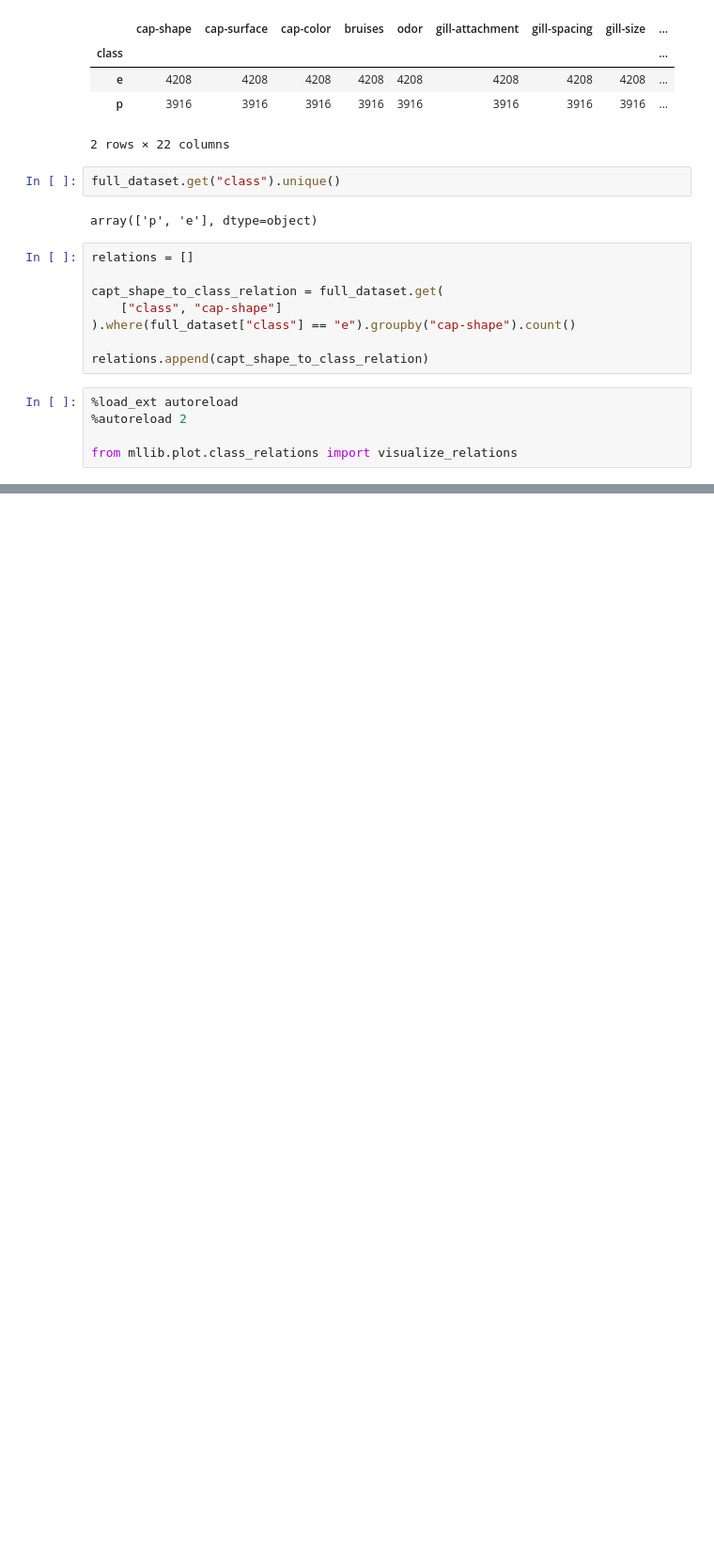
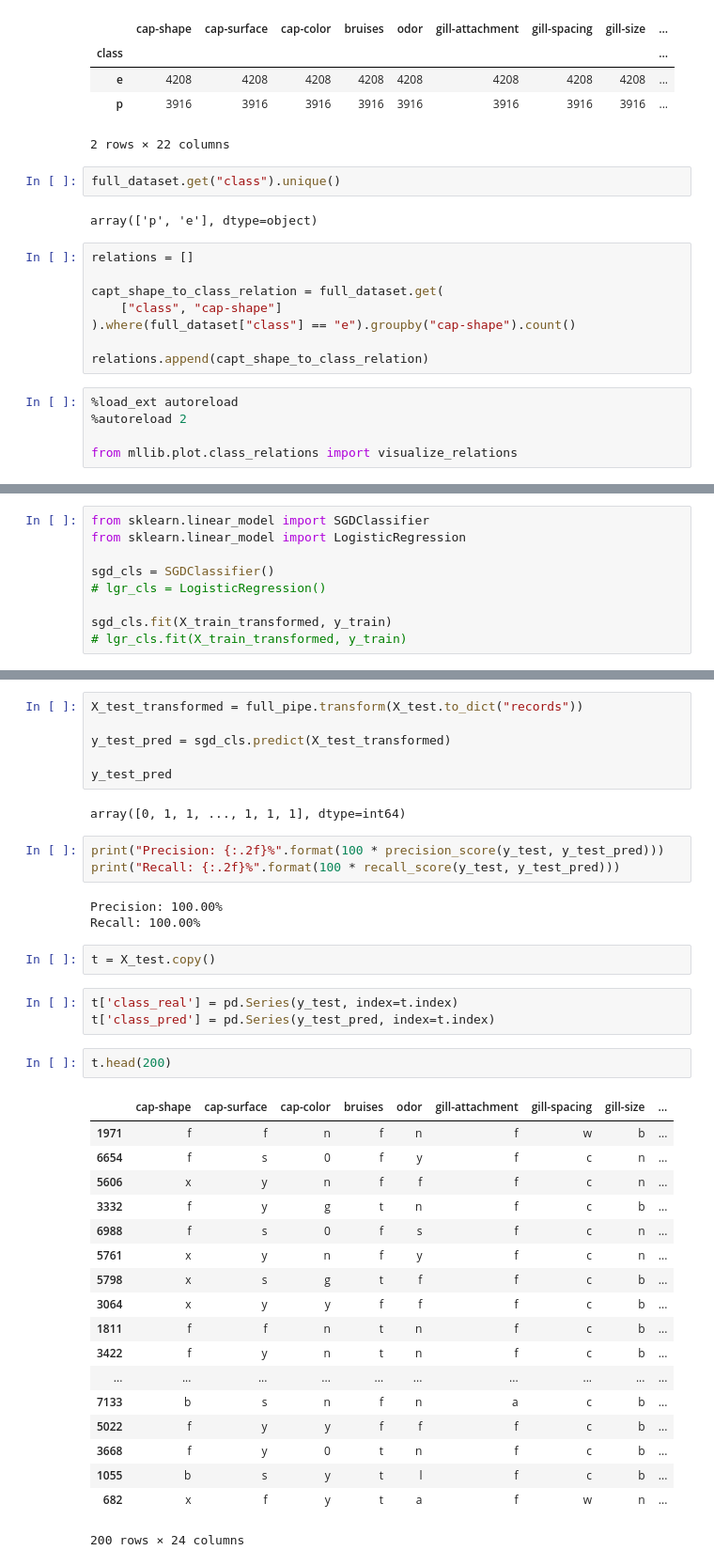
Before and after one commit to sabnak/ml_test, a Jupyter notebook: mushrooms.ipynb, the cells around one changed output, grey strips where cells are left out. Shown at 94% size. Drawn from its saved outputs; the diff is of its cells as text; blank space fills up the shorter version.

```diff
--- a/mushrooms.ipynb
+++ b/mushrooms.ipynb
@@ -51,0 +96,9 @@ visualize_relations(full_dataset, "class", colors=dict(e="g", p="r"))
+# %%
+from sklearn.linear_model import SGDClassifier
+from sklearn.linear_model import LogisticRegression
+
+sgd_cls = SGDClassifier()
+# lgr_cls = LogisticRegression()
+
+sgd_cls.fit(X_train_transformed, y_train)
+# lgr_cls.fit(X_train_transformed, y_train)
@@ -51,0 +121,40 @@ visualize_relations(full_dataset, "class", colors=dict(e="g", p="r"))
+# %%
+X_test_transformed = full_pipe.transform(X_test.to_dict("records"))
+
+y_test_pred = sgd_cls.predict(X_test_transformed)
+
+y_test_pred
+# %% [output]
+array([0, 1, 1, ..., 1, 1, 1], dtype=int64)
+# %%
+print("Precision: {:.2f}%".format(100 * precision_score(y_test, y_test_pred)))
+print("Recall: {:.2f}%".format(100 * recall_score(y_test, y_test_pred)))
+# %% [output]
+Precision: 100.00%
+Recall: 100.00%
+# %%
+t = X_test.copy()
+# %%
+t['class_real'] = pd.Series(y_test, index=t.index)
+t['class_pred'] = pd.Series(y_test_pred, index=t.index)
+# %%
+t.head(200)
+# %% [output]
+|  | cap-shape | cap-surface | cap-color | bruises | odor | gill-attachment | gill-spacing | gill-size | ... |
+| 1971 | f | f | n | f | n | f | w | b | ... |
+| 6654 | f | s | 0 | f | y | f | c | n | ... |
+| 5606 | x | y | n | f | f | f | c | n | ... |
+| 3332 | f | y | g | t | n | f | c | b | ... |
+| 6988 | f | s | 0 | f | s | f | c | n | ... |
+| 5761 | x | y | n | f | y | f | c | n | ... |
+| 5798 | x | s | g | t | f | f | c | b | ... |
+| 3064 | x | y | y | f | f | f | c | b | ... |
+| 1811 | f | f | n | t | n | f | c | b | ... |
+| 3422 | f | y | n | t | n | f | c | b | ... |
+| ... | ... | ... | ... | ... | ... | ... | ... | ... | ... |
+| 7133 | b | s | n | f | n | a | c | b | ... |
+| 5022 | f | y | y | f | f | f | c | b | ... |
+| 3668 | f | y | 0 | t | n | f | c | b | ... |
+| 1055 | b | s | y | t | l | f | c | b | ... |
+| 682 | x | f | y | t | a | f | w | n | ... |
+200 rows × 24 columns
```
Also changed, not shown: parts of 10 cells of this notebook.
